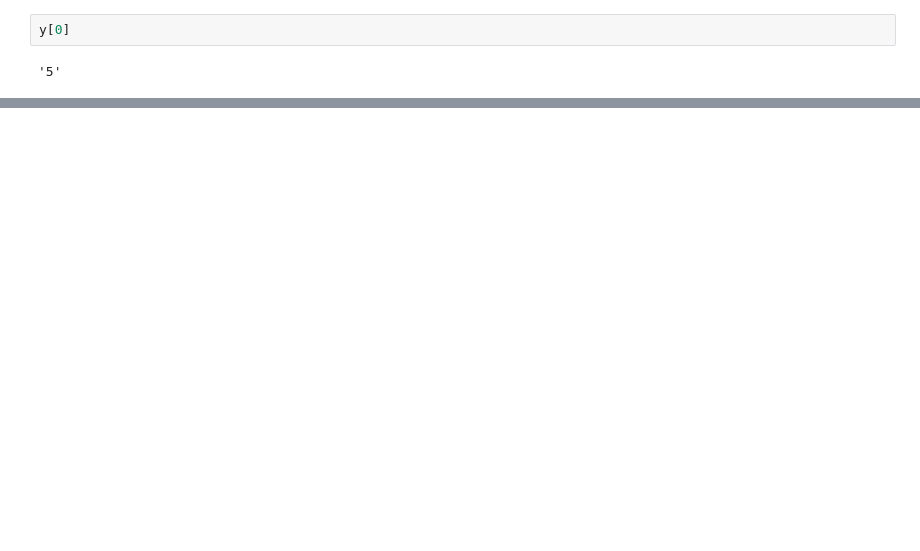
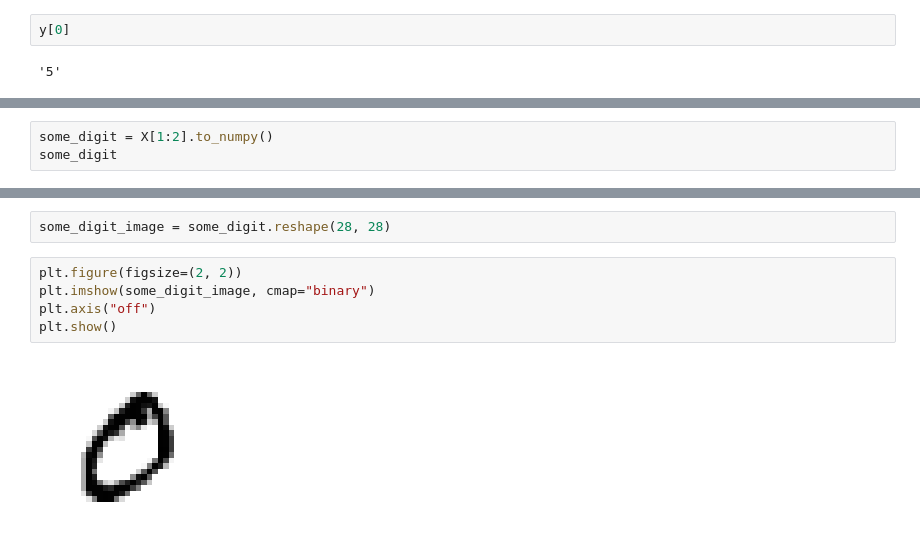
Before and after one commit to KumudithaSilva/Sklearn-ML, a Jupyter notebook: ML_Classification/minest.ipynb, the cells around one changed output, grey strips where cells are left out. Saved outputs shown, nothing was run; the diff lists cells and outputs as text; blank space fills up the shorter version.

```diff
--- a/ML_Classification/minest.ipynb
+++ b/ML_Classification/minest.ipynb
@@ -34,0 +82,3 @@ y[0]
+# %%
+some_digit = X[1:2].to_numpy()
+some_digit
@@ -34,0 +103,9 @@ y[0]
+# %%
+some_digit_image = some_digit.reshape(28, 28)
+# %%
+plt.figure(figsize=(2, 2))
+plt.imshow(some_digit_image, cmap="binary")
+plt.axis("off")
+plt.show()
+# %% [output]
+[figure, added]
```
Also changed, not shown: parts of 17 cells of this notebook.
